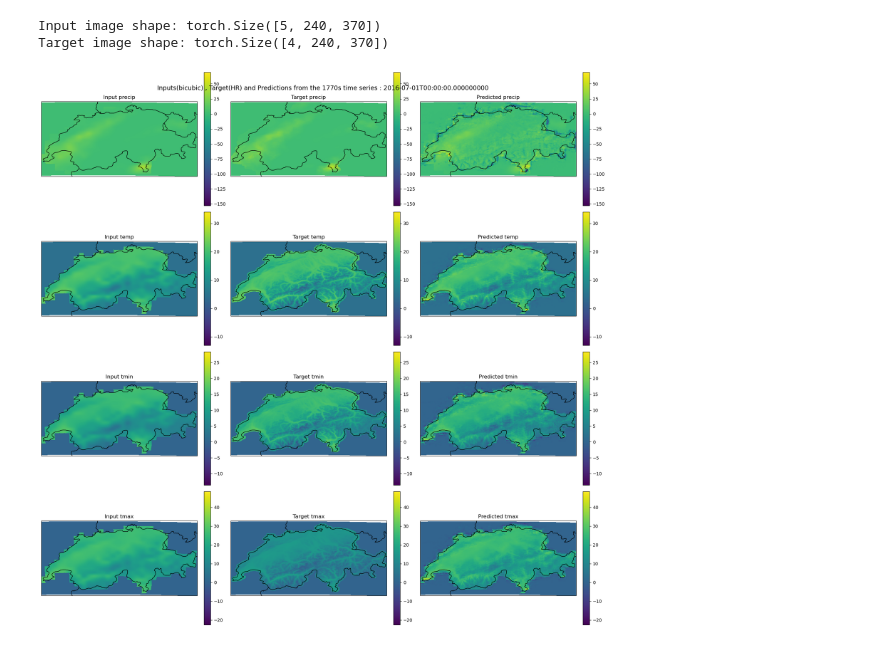
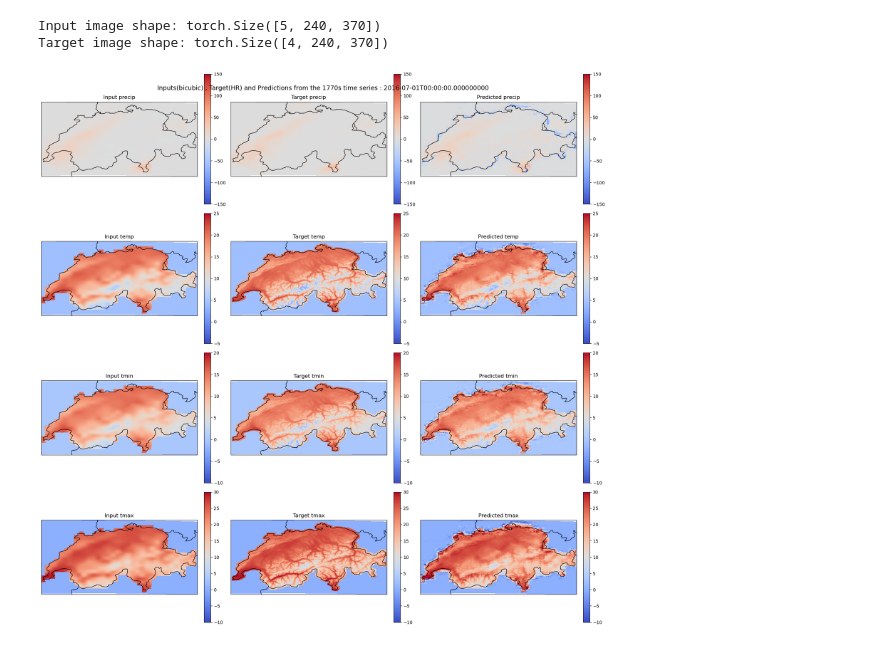
Before and after one commit to AsthanaShivanshi/Downscaling_Models, a Jupyter notebook: models_UNet/UNet_Deterministic_Pretraining_Dataset/UNet_visualisations.ipynb, the cells around one changed output. Saved outputs shown, nothing was run; the diff lists cells and outputs as text; code cells hidden in the pictures.

```diff
--- a/models_UNet/UNet_Deterministic_Pretraining_Dataset/UNet_visualisations.ipynb
+++ b/models_UNet/UNet_Deterministic_Pretraining_Dataset/UNet_visualisations.ipynb
@@ -110,31 +112,3 @@ def norm_temp(x, mean, std):
-# %%
-precip_ds = xr.open_dataset(
-    "/work/FAC/FGSE/IDYST/tbeucler/downscaling/sasthana/Downscaling/Downscaling_Models/Training_Chronological_Dataset/RhiresD_input_test_chronological_scaled.nc",
-    chunks={"time": 100}
-)
-precip_denorm = denorm_precip(precip_ds["RhiresD"], old_params["RhiresD"]["min"], old_params["RhiresD"]["max"])
-precip_input = norm_precip(precip_denorm, new_params["RhiresD"]["min"], new_params["RhiresD"]["max"]).chunk({"time": 100}).rename("precip")
-
-temp_ds = xr.open_dataset(
-    "/work/FAC/FGSE/IDYST/tbeucler/downscaling/sasthana/Downscaling/Downscaling_Models/Training_Chronological_Dataset/TabsD_input_test_chronological_scaled.nc",
-    chunks={"time": 100}
-)
-temp_denorm = denorm_temp(temp_ds["TabsD"], old_params["TabsD"]["mean"], old_params["TabsD"]["std"])
-temp_input = norm_temp(temp_denorm, new_params["TabsD"]["mean"], new_params["TabsD"]["std"]).chunk({"time": 100}).rename("temp")
-
-tmin_ds = xr.open_dataset(
-    "/work/FAC/FGSE/IDYST/tbeucler/downscaling/sasthana/Downscaling/Downscaling_Models/Training_Chronological_Dataset/TminD_input_test_chronological_scaled.nc",
-    chunks={"time": 100}
-)
-tmin_denorm = denorm_temp(tmin_ds["TminD"], old_params["TminD"]["mean"], old_params["TminD"]["std"])
-tmin_input = norm_temp(tmin_denorm, new_params["TminD"]["mean"], new_params["TminD"]["std"]).chunk({"time": 100}).rename("tmin")
-
-tmax_ds = xr.open_dataset(
-    "/work/FAC/FGSE/IDYST/tbeucler/downscaling/sasthana/Downscaling/Downscaling_Models/Training_Chronological_Dataset/TmaxD_input_test_chronological_scaled.nc",
-    chunks={"time": 100}
-)
-tmax_denorm = denorm_temp(tmax_ds["TmaxD"], old_params["TmaxD"]["mean"], old_params["TmaxD"]["std"])
-tmax_input = norm_temp(tmax_denorm, new_params["TmaxD"]["mean"], new_params["TmaxD"]["std"]).chunk({"time": 100}).rename("tmax")
 # %%
 #Building the paired feature-target dataset; first loading individual and coverting them into images
 # %%
@@ -211,6 +178,10 @@ target_img_denorm[3] = descale_temp(target_img[3], tmaxd_params["mean"], tmaxd_p
 lat = inputs_merged.lat.values
 lon = inputs_merged.lon.values
 var_names = ["precip", "temp", "tmin", "tmax"]
+
+# Define fixed colorbar limits for each variable
+vmin_dict = {"precip": -150, "temp": -5, "tmin": -10, "tmax": -10}
+vmax_dict = {"precip": 150, "temp": 25, "tmin": 20, "tmax": 30}
 
 swiss_extent = [5.9, 10.5, 45.7, 47.9]
 
@@ -228,37 +199,39 @@ for i, var in enumerate(var_names):
     elif var == "tmax":
         input_img_denorm = descale_temp(input_img[3].cpu().numpy(), tmaxd_params["mean"], tmaxd_params["std"])
 
-    vmin = min(target_img_denorm[i].min(), pred_img_denorm[i].min(), input_img_denorm.min())
-    vmax = max(target_img_denorm[i].max(), pred_img_denorm[i].max(), input_img_denorm.max())
+    # Use fixed vmin/vmax for each variable
+    vmin = vmin_dict[var]
+    vmax = vmax_dict[var]
 
     # Input
     ax = axes[i, 0]
-    im = ax.pcolormesh(lon, lat, input_img_denorm, cmap='viridis', vmin=vmin, vmax=vmax, shading='auto', transform=ccrs.PlateCarree())
+    im = ax.pcolormesh(lon, lat, input_img_denorm, cmap='coolwarm', vmin=vmin, vmax=vmax, shading='auto', transform=ccrs.PlateCarree())
     ax.set_title(f"Input {var}")
     ax.set_extent(swiss_extent, crs=ccrs.PlateCarree())
     ax.coastlines(resolution='10m')
     ax.add_feature(cfeature.BORDERS)
     fig.colorbar(im, ax=ax, orientation='vertical', fraction=0.046, pad=0.04)
 
     # Target
     ax = axes[i, 1]
-    im = ax.pcolormesh(lon, lat, target_img_denorm[i], cmap='viridis', vmin=vmin, vmax=vmax, shading='auto', transform=ccrs.PlateCarree())
+    im = ax.pcolormesh(lon, lat, target_img_denorm[i], cmap='coolwarm', vmin=vmin, vmax=vmax, shading='auto', transform=ccrs.PlateCarree())
     ax.set_title(f"Target {var}")
     ax.set_extent(swiss_extent, crs=ccrs.PlateCarree())
     ax.coastlines(resolution='10m')
     ax.add_feature(cfeature.BORDERS)
     fig.colorbar(im, ax=ax, orientation='vertical', fraction=0.046, pad=0.04)
 
     # Predicted
     ax = axes[i, 2]
-    im = ax.pcolormesh(lon, lat, pred_img_denorm[i], cmap='viridis', vmin=vmin, vmax=vmax, shading='auto', transform=ccrs.PlateCarree())
+    im = ax.pcolormesh(lon, lat, pred_img_denorm[i], cmap='coolwarm', vmin=vmin, vmax=vmax, shading='auto', transform=ccrs.PlateCarree())
     ax.set_title(f"Predicted {var}")
     ax.set_extent(swiss_extent, crs=ccrs.PlateCarree())
     ax.coastlines(resolution='10m')
     ax.add_feature(cfeature.BORDERS)
     fig.colorbar(im, ax=ax, orientation='vertical', fraction=0.046, pad=0.04)
 plt.suptitle(f"Inputs(bicubic) , Target(HR) and Predictions from the 1770s time series : {date}", fontsize=14, y=0.95)
 plt.tight_layout()
+plt.savefig(BASE_DIR+"/sasthana/Downscaling/Processing_and_Analysis_Scripts/Outputs/1_July_2016_unet_1771_2020.png", dpi=400, bbox_inches='tight')
 plt.show()
 # %% [output]
-[figure, old version]
+[figure, new version]
```
Also changed, not shown: parts of 12 cells of this notebook, 2 other files.
